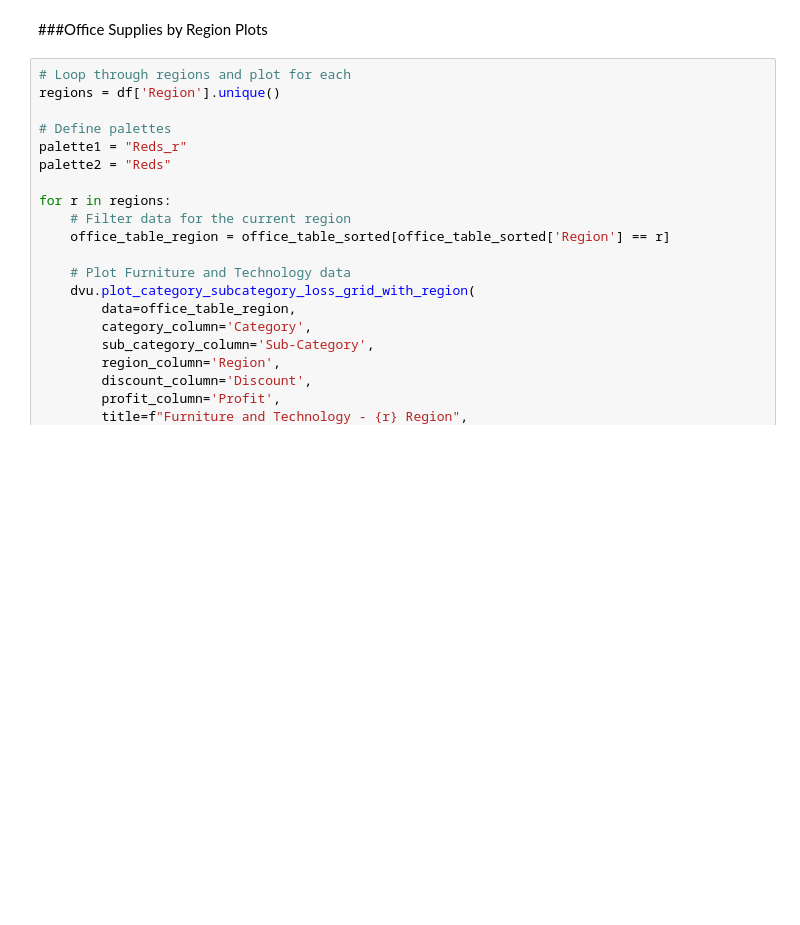
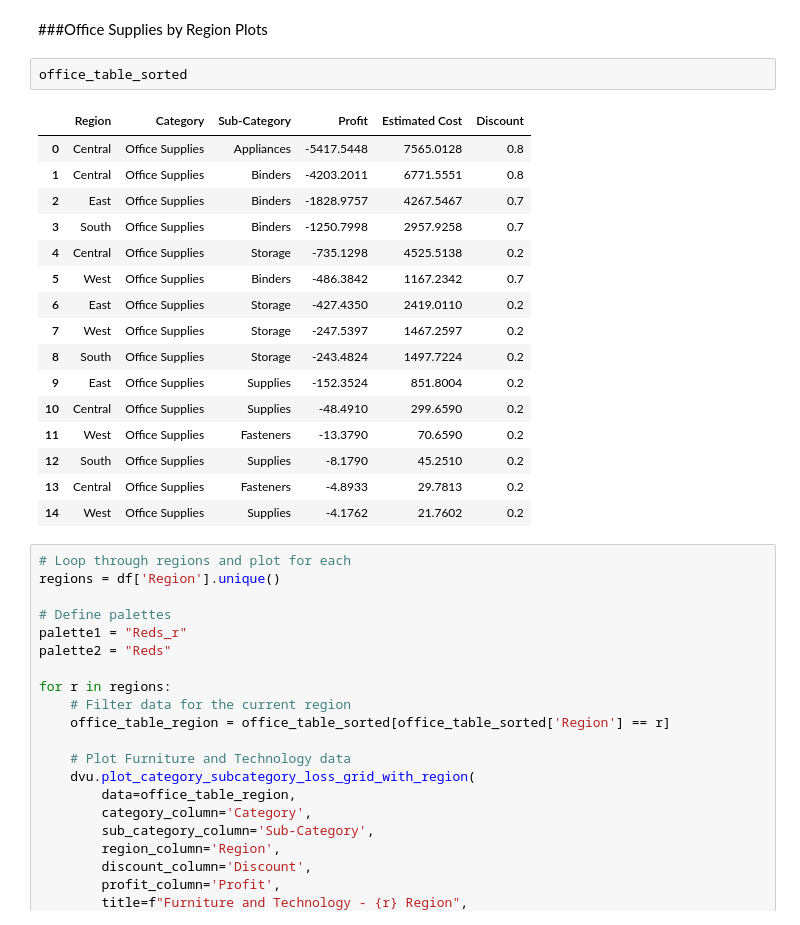
Before and after one commit to micah-shull/superstore, a Jupyter notebook: 009_superstore_Loss_Discount.ipynb, the cells around one changed output. Cells and saved outputs as stored; diff of their text form; blank space fills up the shorter version.

```diff
--- a/009_superstore_Loss_Discount.ipynb
+++ b/009_superstore_Loss_Discount.ipynb
@@ -736,6 +736,25 @@ for r in regions:
 [figure]
 # %% [markdown]
 ###Office Supplies by Region Plots
+# %%
+office_table_sorted
+# %% [output]
+|  | Region | Category | Sub-Category | Profit | Estimated Cost | Discount |
+| 0 | Central | Office Supplies | Appliances | -5417.5448 | 7565.0128 | 0.8 |
+| 1 | Central | Office Supplies | Binders | -4203.2011 | 6771.5551 | 0.8 |
+| 2 | East | Office Supplies | Binders | -1828.9757 | 4267.5467 | 0.7 |
+| 3 | South | Office Supplies | Binders | -1250.7998 | 2957.9258 | 0.7 |
+| 4 | Central | Office Supplies | Storage | -735.1298 | 4525.5138 | 0.2 |
+| 5 | West | Office Supplies | Binders | -486.3842 | 1167.2342 | 0.7 |
+| 6 | East | Office Supplies | Storage | -427.4350 | 2419.0110 | 0.2 |
+| 7 | West | Office Supplies | Storage | -247.5397 | 1467.2597 | 0.2 |
+| 8 | South | Office Supplies | Storage | -243.4824 | 1497.7224 | 0.2 |
+| 9 | East | Office Supplies | Supplies | -152.3524 | 851.8004 | 0.2 |
+| 10 | Central | Office Supplies | Supplies | -48.4910 | 299.6590 | 0.2 |
+| 11 | West | Office Supplies | Fasteners | -13.3790 | 70.6590 | 0.2 |
+| 12 | South | Office Supplies | Supplies | -8.1790 | 45.2510 | 0.2 |
+| 13 | Central | Office Supplies | Fasteners | -4.8933 | 29.7813 | 0.2 |
+| 14 | West | Office Supplies | Supplies | -4.1762 | 21.7602 | 0.2 |
 # %%
 # Loop through regions and plot for each
 regions = df['Region'].unique()
```
Also changed, not shown: parts of 1 cell of this notebook.
